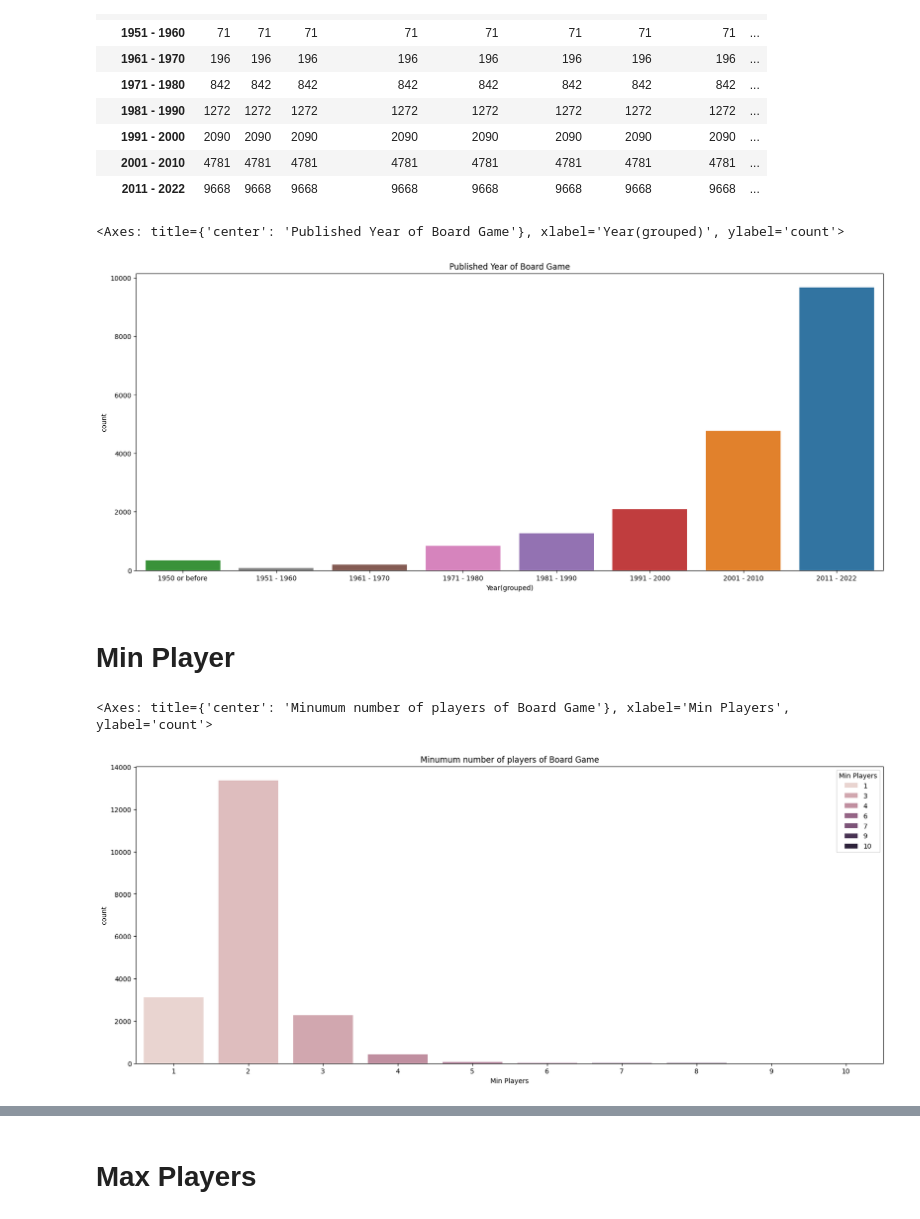
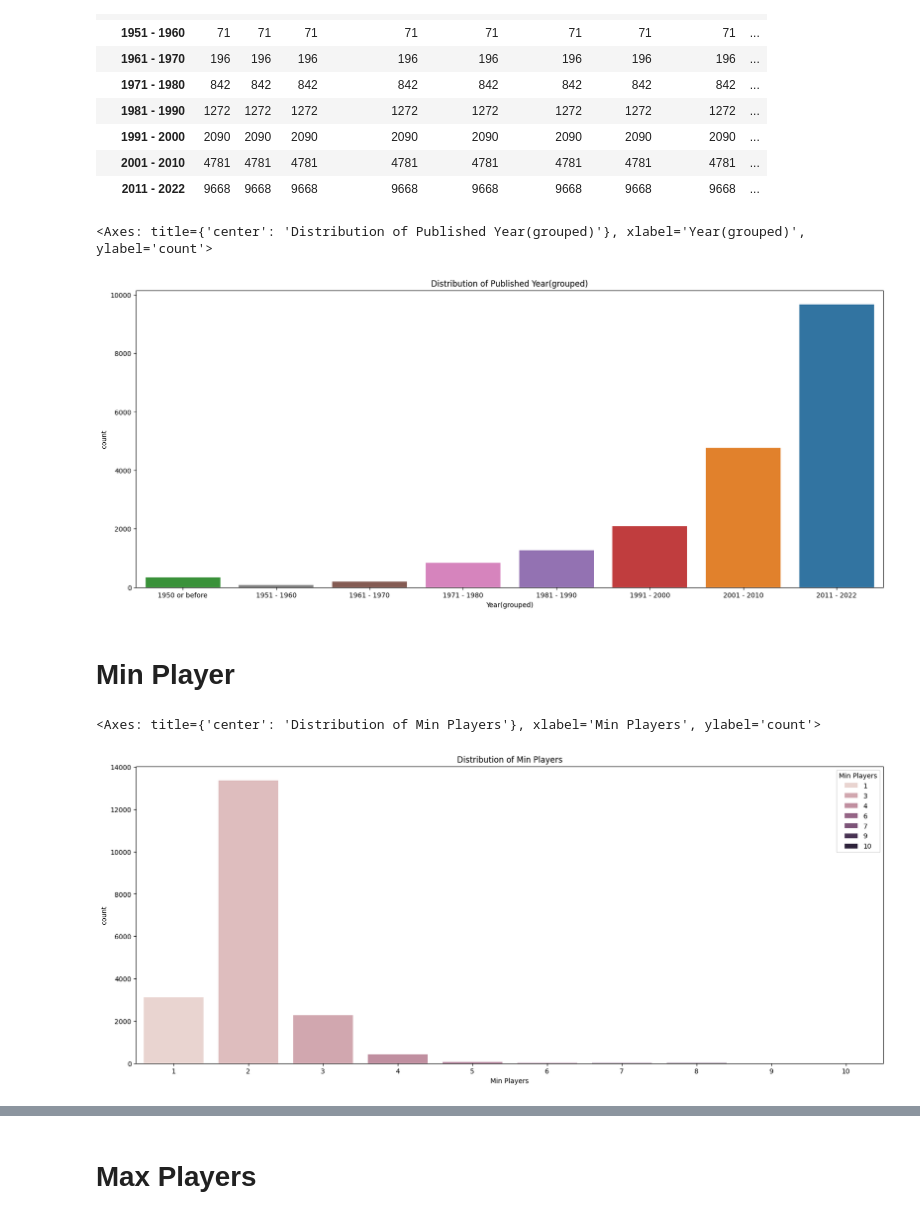
Before and after one commit to DovWong/EDA-PRoject, a Jupyter notebook: Start.ipynb, the cells around one changed output, grey strips where cells are left out. Saved outputs shown, nothing was run; the diff lists cells and outputs as text; code cells hidden in the pictures.

```diff
--- a/Start.ipynb
+++ b/Start.ipynb
@@ -385,22 +385,22 @@ df2.groupby("Year(grouped)").count().head(10)
 year_grouped_list = sorted(list(set(df2["Year(grouped)"].sort_values())))
 
 plt.figure(figsize=(20,8))
-plt.title("Published Year of Board Game")
+plt.title("Distribution of Published Year(grouped)")
 sns.countplot(x = "Year(grouped)", data = df2, hue = "Year(grouped)", order = year_grouped_list)
 # %% [output]
-<Axes: title={'center': 'Published Year of Board Game'}, xlabel='Year(grouped)', ylabel='count'>
+<Axes: title={'center': 'Distribution of Published Year(grouped)'}, xlabel='Year(grouped)', ylabel='count'>
-[figure, old version]
+[figure, new version]
 # %% [markdown]
 # Min Player
 # %%
 min_player_list = sorted(list(set(df2["Min Players"].sort_values())))
 
 plt.figure(figsize=(20,8))
-plt.title("Minumum number of players of Board Game")
+plt.title("Distribution of Min Players")
 sns.countplot(x = "Min Players", data = df2, hue = "Min Players", order = min_player_list)
 # %% [output]
-<Axes: title={'center': 'Minumum number of players of Board Game'}, xlabel='Min Players', ylabel='count'>
+<Axes: title={'center': 'Distribution of Min Players'}, xlabel='Min Players', ylabel='count'>
-[figure, old version]
+[figure, new version]
 # %%
 # As the sizes for 5 or above are too small, so we group them into a single group
 df2["Min Players(grouped)"] = 0
```
Also changed, not shown: parts of 14 cells of this notebook.
